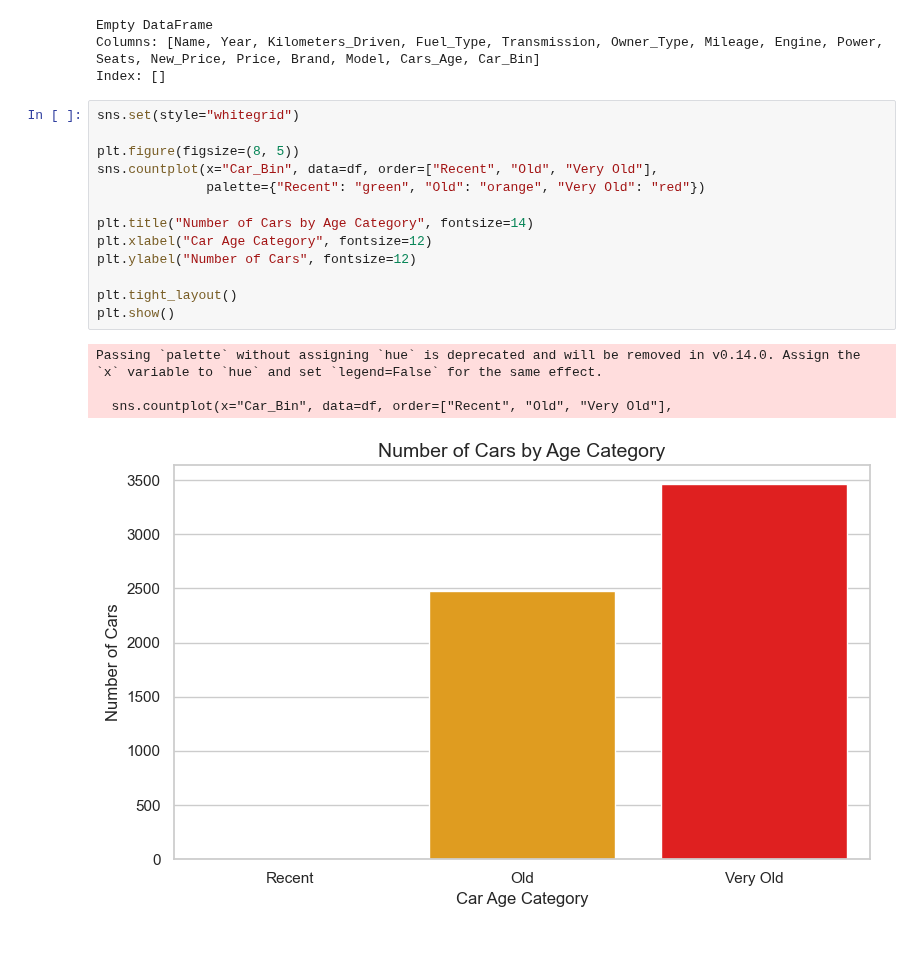
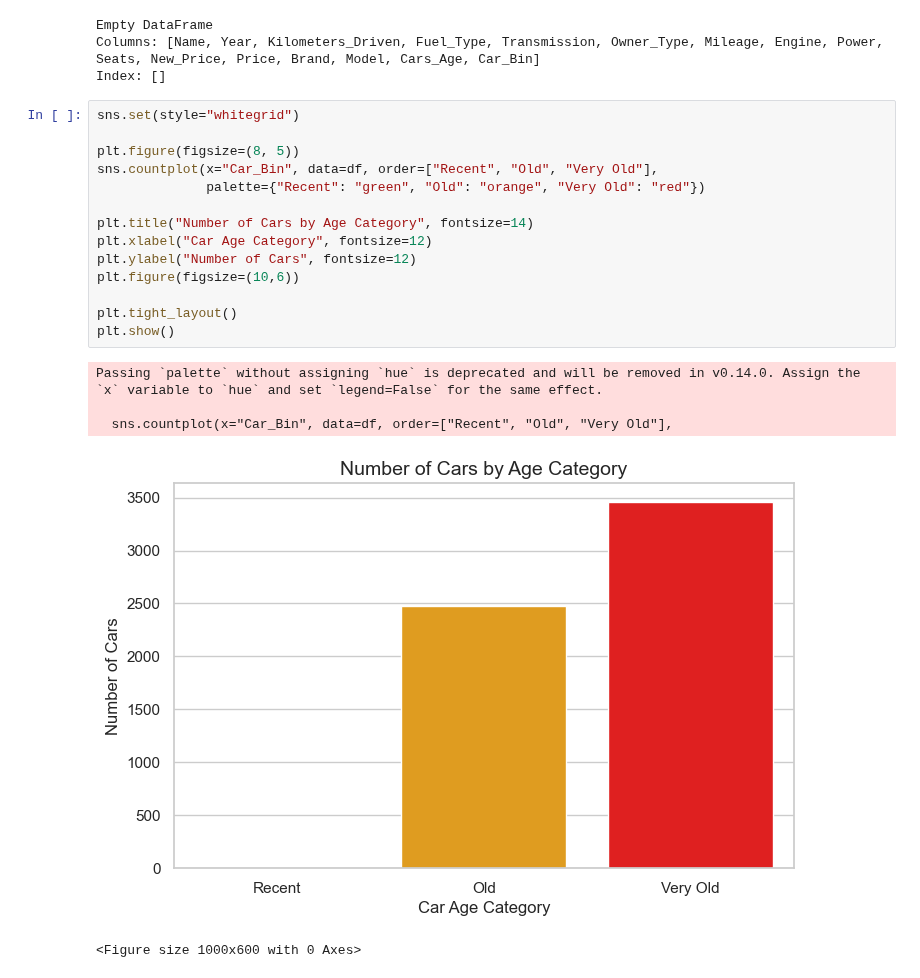
Before and after one commit to Vanshaj14Mohan/AIML-College, a Jupyter notebook: Files/main.ipynb, the cells around one changed output. Cells and saved outputs as stored; diff of their text form; blank space fills up the shorter version.

```diff
--- a/Files/main.ipynb
+++ b/Files/main.ipynb
@@ -437,18 +445,20 @@ Index: []
 # %%
 sns.set(style="whitegrid")
 
 plt.figure(figsize=(8, 5))
 sns.countplot(x="Car_Bin", data=df, order=["Recent", "Old", "Very Old"],
               palette={"Recent": "green", "Old": "orange", "Very Old": "red"})
 
 plt.title("Number of Cars by Age Category", fontsize=14)
 plt.xlabel("Car Age Category", fontsize=12)
 plt.ylabel("Number of Cars", fontsize=12)
+plt.figure(figsize=(10,6))
 
 plt.tight_layout()
 plt.show()
 # %% [output]
 Passing `palette` without assigning `hue` is deprecated and will be removed in v0.14.0. Assign the `x` variable to `hue` and set `legend=False` for the same effect.
 
   sns.countplot(x="Car_Bin", data=df, order=["Recent", "Old", "Very Old"],
-[figure, old version]
+[figure, new version]
+<Figure size 1000x600 with 0 Axes>
```
Also changed, not shown: parts of 1 cell of this notebook.
